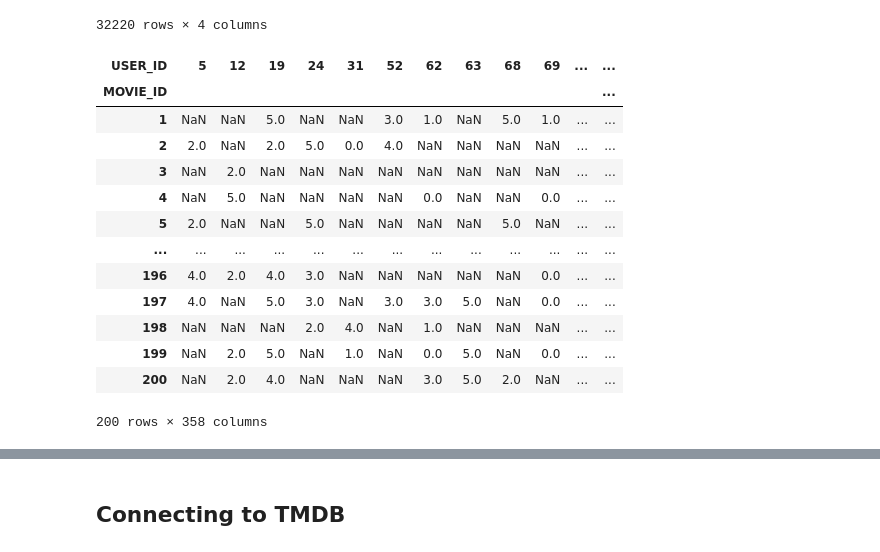
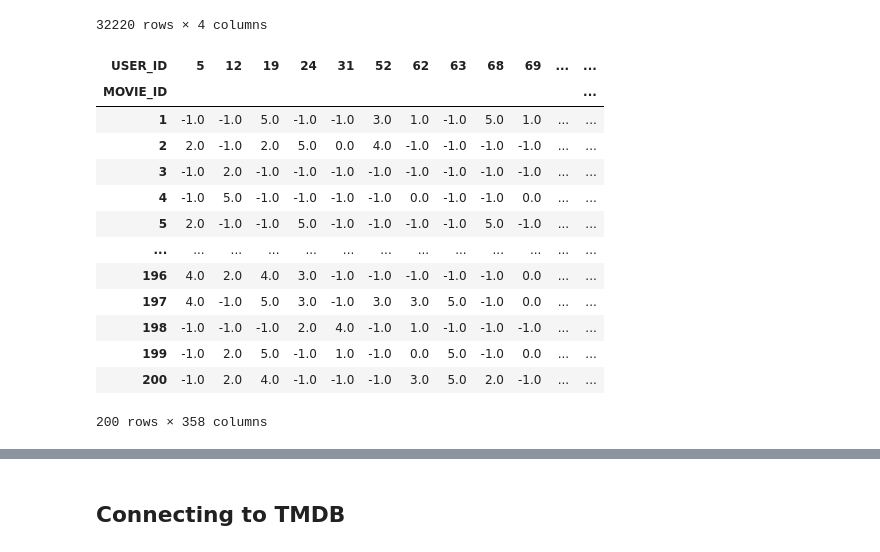
Before and after one commit to brzozio/TUL-Machine-Learning, a Jupyter notebook: src/data_processing.ipynb, the cells around one changed output, grey strips where cells are left out. Drawn from its saved outputs; the diff is of its cells as text; code cells hidden in the pictures.

```diff
--- a/src/data_processing.ipynb
+++ b/src/data_processing.ipynb
@@ -47,22 +47,22 @@ data
 | 32219 | 32220 | 1455 | 120 | 2 |
 32220 rows × 4 columns
 # %%
-pivot_data = data.pivot_table(values='RATING', columns='USER_ID', index='MOVIE_ID')
+pivot_data = data.pivot_table(values='RATING', columns='USER_ID', index='MOVIE_ID').fillna(-1)
 pivot_data
 # %% [output]
 | USER_ID | 5 | 12 | 19 | 24 | 31 | 52 | 62 | 63 | 68 | 69 | ... | ... |
 | MOVIE_ID |  |  |  |  |  |  |  |  |  |  |  | ... |
-| 1 | NaN | NaN | 5.0 | NaN | NaN | 3.0 | 1.0 | NaN | 5.0 | 1.0 | ... | ... |
-| 2 | 2.0 | NaN | 2.0 | 5.0 | 0.0 | 4.0 | NaN | NaN | NaN | NaN | ... | ... |
-| 3 | NaN | 2.0 | NaN | NaN | NaN | NaN | NaN | NaN | NaN | NaN | ... | ... |
-| 4 | NaN | 5.0 | NaN | NaN | NaN | NaN | 0.0 | NaN | NaN | 0.0 | ... | ... |
-| 5 | 2.0 | NaN | NaN | 5.0 | NaN | NaN | NaN | NaN | 5.0 | NaN | ... | ... |
+| 1 | -1.0 | -1.0 | 5.0 | -1.0 | -1.0 | 3.0 | 1.0 | -1.0 | 5.0 | 1.0 | ... | ... |
+| 2 | 2.0 | -1.0 | 2.0 | 5.0 | 0.0 | 4.0 | -1.0 | -1.0 | -1.0 | -1.0 | ... | ... |
+| 3 | -1.0 | 2.0 | -1.0 | -1.0 | -1.0 | -1.0 | -1.0 | -1.0 | -1.0 | -1.0 | ... | ... |
+| 4 | -1.0 | 5.0 | -1.0 | -1.0 | -1.0 | -1.0 | 0.0 | -1.0 | -1.0 | 0.0 | ... | ... |
+| 5 | 2.0 | -1.0 | -1.0 | 5.0 | -1.0 | -1.0 | -1.0 | -1.0 | 5.0 | -1.0 | ... | ... |
 | ... | ... | ... | ... | ... | ... | ... | ... | ... | ... | ... | ... | ... |
-| 196 | 4.0 | 2.0 | 4.0 | 3.0 | NaN | NaN | NaN | NaN | NaN | 0.0 | ... | ... |
-| 197 | 4.0 | NaN | 5.0 | 3.0 | NaN | 3.0 | 3.0 | 5.0 | NaN | 0.0 | ... | ... |
-| 198 | NaN | NaN | NaN | 2.0 | 4.0 | NaN | 1.0 | NaN | NaN | NaN | ... | ... |
-| 199 | NaN | 2.0 | 5.0 | NaN | 1.0 | NaN | 0.0 | 5.0 | NaN | 0.0 | ... | ... |
-| 200 | NaN | 2.0 | 4.0 | NaN | NaN | NaN | 3.0 | 5.0 | 2.0 | NaN | ... | ... |
+| 196 | 4.0 | 2.0 | 4.0 | 3.0 | -1.0 | -1.0 | -1.0 | -1.0 | -1.0 | 0.0 | ... | ... |
+| 197 | 4.0 | -1.0 | 5.0 | 3.0 | -1.0 | 3.0 | 3.0 | 5.0 | -1.0 | 0.0 | ... | ... |
+| 198 | -1.0 | -1.0 | -1.0 | 2.0 | 4.0 | -1.0 | 1.0 | -1.0 | -1.0 | -1.0 | ... | ... |
+| 199 | -1.0 | 2.0 | 5.0 | -1.0 | 1.0 | -1.0 | 0.0 | 5.0 | -1.0 | 0.0 | ... | ... |
+| 200 | -1.0 | 2.0 | 4.0 | -1.0 | -1.0 | -1.0 | 3.0 | 5.0 | 2.0 | -1.0 | ... | ... |
 200 rows × 358 columns
 # %%
 data.to_json(json_path+'\\data.json')
```
Also changed, not shown: parts of 3 cells of this notebook, 2 other files.
